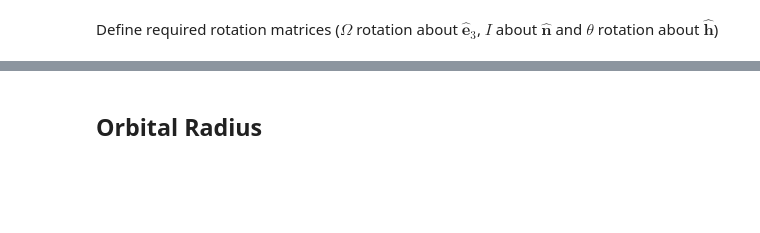
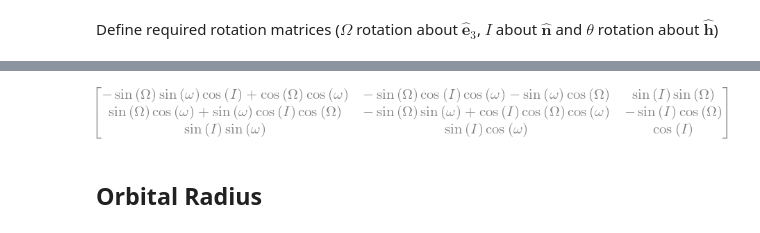
Before and after one commit to dsavransky/MAE6720, a Jupyter notebook: Notebooks/Orbits in 3D.ipynb, the cells around one changed output, grey strips where cells are left out. Cells and saved outputs as stored; diff of their text form; code cells hidden in the pictures; blank space fills up the shorter version.

```diff
--- a/Notebooks/Orbits in 3D.ipynb
+++ b/Notebooks/Orbits in 3D.ipynb
@@ -25,3 +23,7 @@ pCi
+# %%
+iCp = pCi.transpose(); iCp
+# %% [output]
+[figure, added]
 # %% [markdown]
 ## Orbital Radius
 # %%
```
Also changed, not shown: parts of 18 cells of this notebook, 5 other files.
